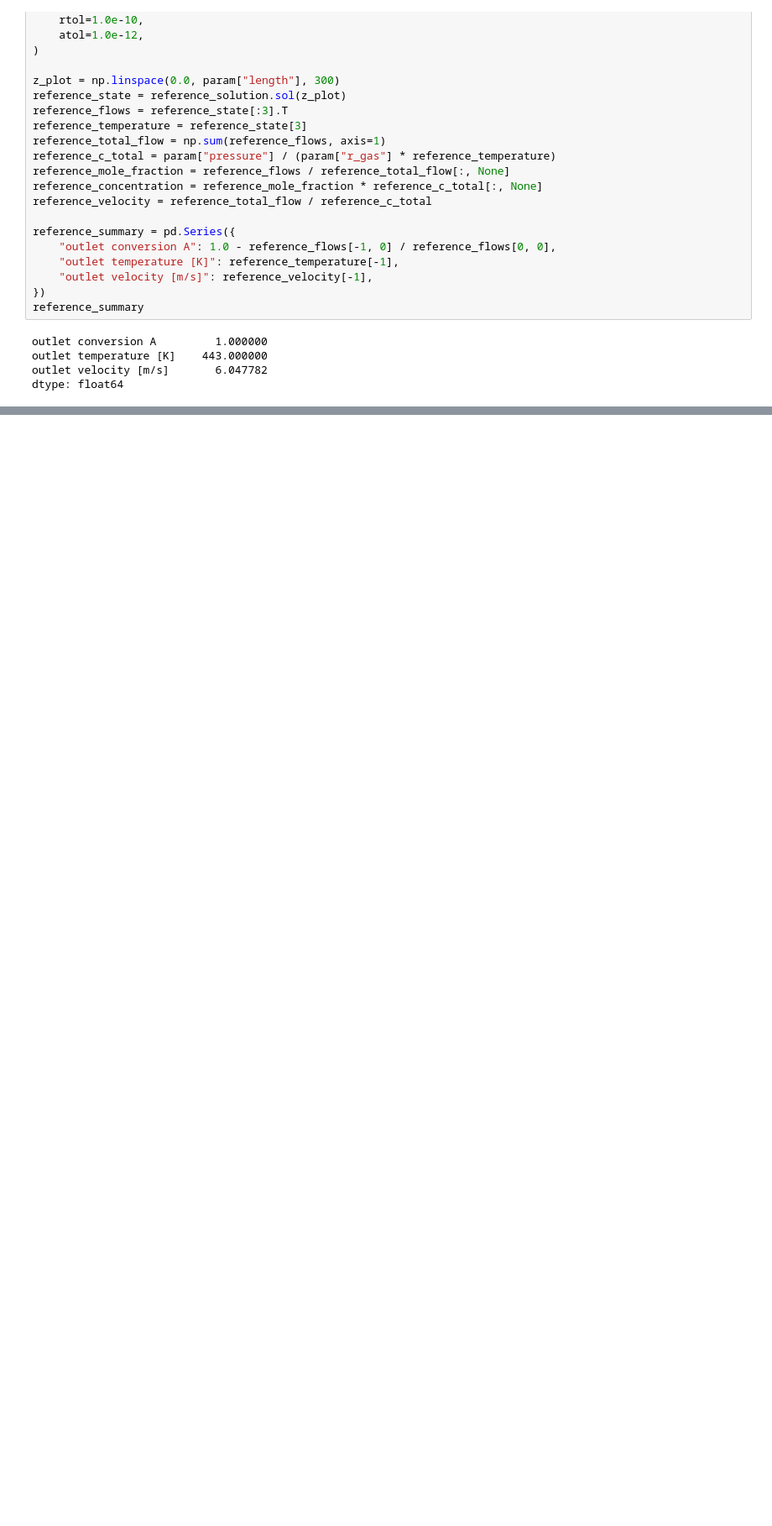
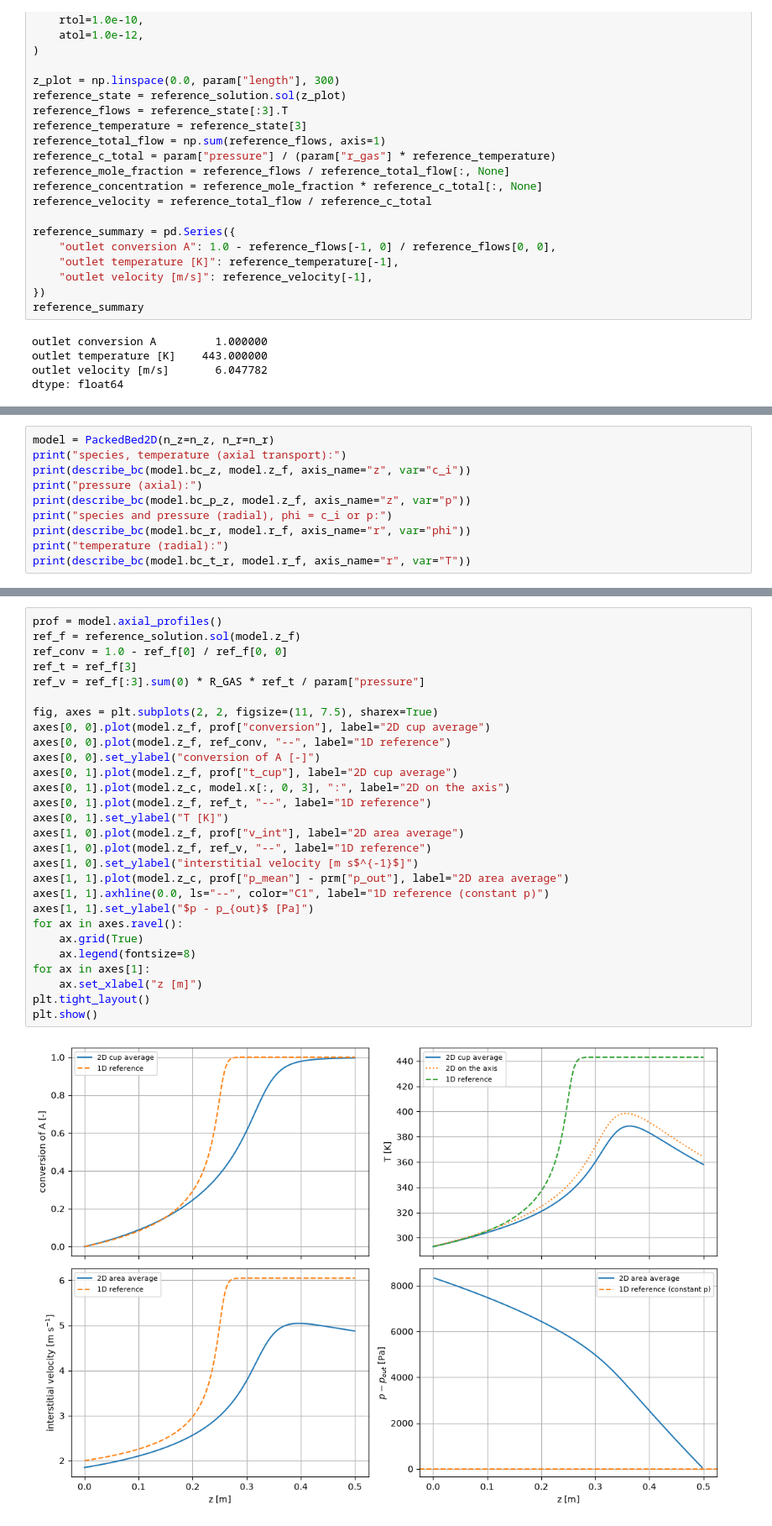
Before and after one commit to computational-chemical-engineering/pymrm-book, a Jupyter notebook: content/lecture_notes/L8_pressure_velocity.ipynb, the cells around one changed output, grey strips where cells are left out. Shown at 84% size. Drawn from its saved outputs; the diff is of its cells as text; blank space fills up the shorter version.

```diff
--- a/content/lecture_notes/L8_pressure_velocity.ipynb
+++ b/content/lecture_notes/L8_pressure_velocity.ipynb
@@ -714,0 +614,10 @@ The cooled 2D case is intentionally different from the 1D adiabatic reference. W
+# %%
+model = PackedBed2D(n_z=n_z, n_r=n_r)
+print("species, temperature (axial transport):")
+print(describe_bc(model.bc_z, model.z_f, axis_name="z", var="c_i"))
+print("pressure (axial):")
+print(describe_bc(model.bc_p_z, model.z_f, axis_name="z", var="p"))
+print("species and pressure (radial), phi = c_i or p:")
+print(describe_bc(model.bc_r, model.r_f, axis_name="r", var="phi"))
+print("temperature (radial):")
+print(describe_bc(model.bc_t_r, model.r_f, axis_name="r", var="T"))
@@ -714,0 +686,30 @@ The cooled 2D case is intentionally different from the 1D adiabatic reference. W
+# %%
+prof = model.axial_profiles()
+ref_f = reference_solution.sol(model.z_f)
+ref_conv = 1.0 - ref_f[0] / ref_f[0, 0]
+ref_t = ref_f[3]
+ref_v = ref_f[:3].sum(0) * R_GAS * ref_t / param["pressure"]
+
+fig, axes = plt.subplots(2, 2, figsize=(11, 7.5), sharex=True)
+axes[0, 0].plot(model.z_f, prof["conversion"], label="2D cup average")
+axes[0, 0].plot(model.z_f, ref_conv, "--", label="1D reference")
+axes[0, 0].set_ylabel("conversion of A [-]")
+axes[0, 1].plot(model.z_f, prof["t_cup"], label="2D cup average")
+axes[0, 1].plot(model.z_c, model.x[:, 0, 3], ":", label="2D on the axis")
+axes[0, 1].plot(model.z_f, ref_t, "--", label="1D reference")
+axes[0, 1].set_ylabel("T [K]")
+axes[1, 0].plot(model.z_f, prof["v_int"], label="2D area average")
+axes[1, 0].plot(model.z_f, ref_v, "--", label="1D reference")
+axes[1, 0].set_ylabel("interstitial velocity [m s$^{-1}$]")
+axes[1, 1].plot(model.z_c, prof["p_mean"] - prm["p_out"], label="2D area average")
+axes[1, 1].axhline(0.0, ls="--", color="C1", label="1D reference (constant p)")
+axes[1, 1].set_ylabel("$p - p_{out}$ [Pa]")
+for ax in axes.ravel():
+    ax.grid(True)
+    ax.legend(fontsize=8)
+for ax in axes[1]:
+    ax.set_xlabel("z [m]")
+plt.tight_layout()
+plt.show()
+# %% [output]
+[figure, added]
```
Also changed, not shown: parts of 45 cells of this notebook, 1 other file.
